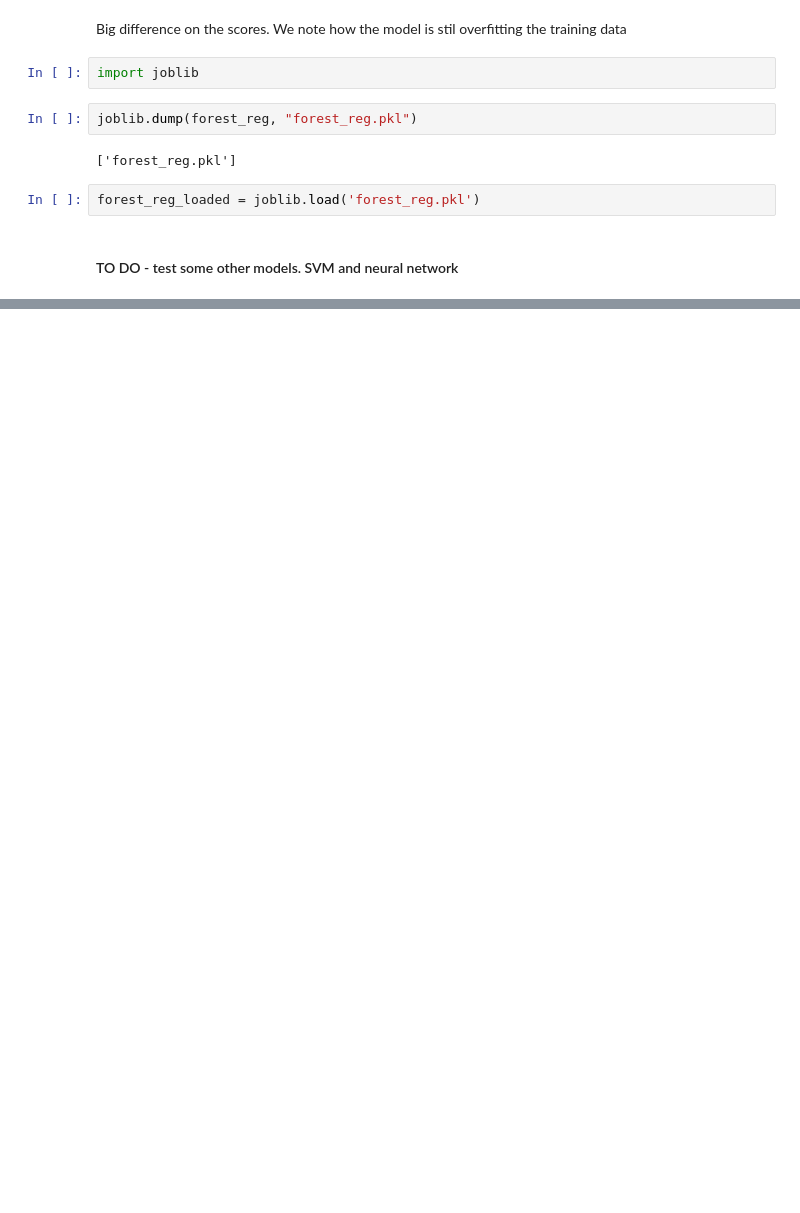
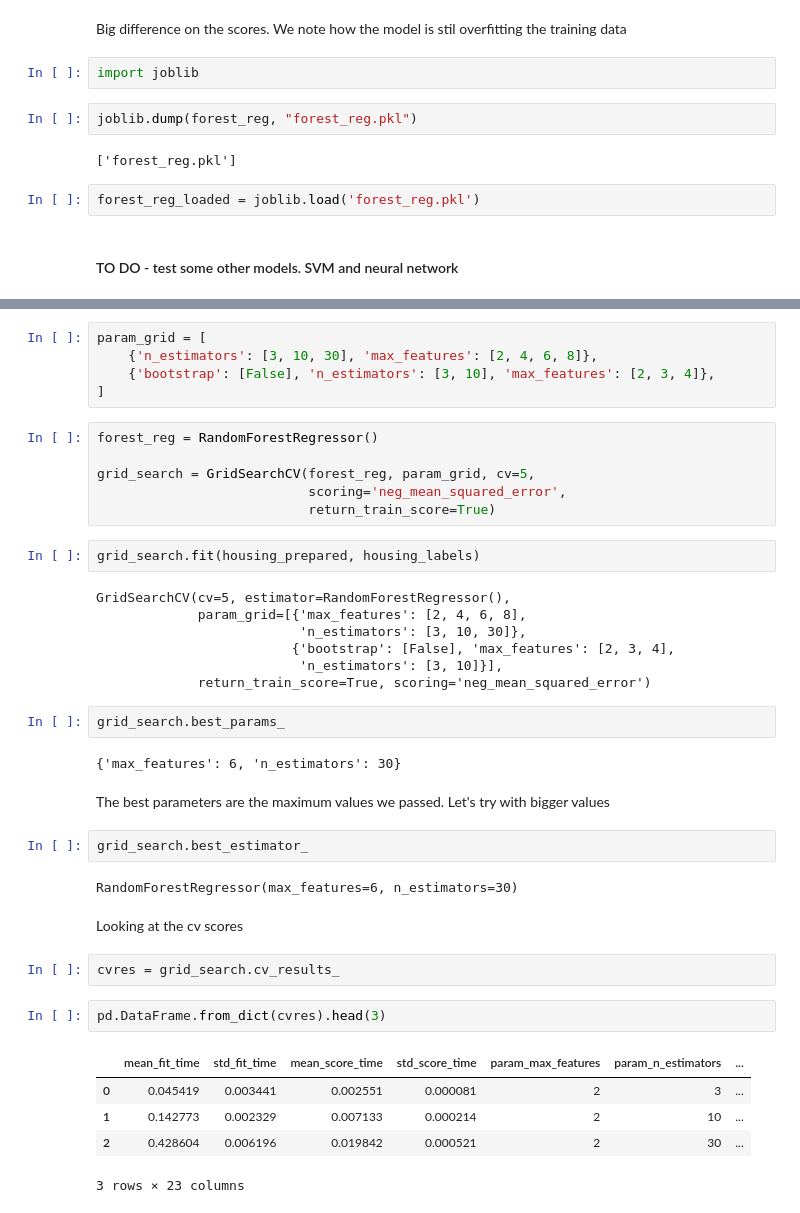
Before and after one commit to souzajvp/hands-on-ML, a Jupyter notebook: Chapter 2 - End-to-end machine learning project.ipynb, the cells around one changed output, grey strips where cells are left out. Cells and saved outputs as stored; diff of their text form; blank space fills up the shorter version.

```diff
--- a/Chapter 2 - End-to-end machine learning project.ipynb
+++ b/Chapter 2 - End-to-end machine learning project.ipynb
@@ -553,0 +636,42 @@ forest_reg_loaded = joblib.load('forest_reg.pkl')
+# %%
+param_grid = [
+    {'n_estimators': [3, 10, 30], 'max_features': [2, 4, 6, 8]},
+    {'bootstrap': [False], 'n_estimators': [3, 10], 'max_features': [2, 3, 4]},
+]
+# %%
+forest_reg = RandomForestRegressor()
+
+grid_search = GridSearchCV(forest_reg, param_grid, cv=5,
+                           scoring='neg_mean_squared_error',
+                           return_train_score=True)
+# %%
+grid_search.fit(housing_prepared, housing_labels)
+# %% [output]
+GridSearchCV(cv=5, estimator=RandomForestRegressor(),
+             param_grid=[{'max_features': [2, 4, 6, 8],
+                          'n_estimators': [3, 10, 30]},
+                         {'bootstrap': [False], 'max_features': [2, 3, 4],
+                          'n_estimators': [3, 10]}],
+             return_train_score=True, scoring='neg_mean_squared_error')
+# %%
+grid_search.best_params_
+# %% [output]
+{'max_features': 6, 'n_estimators': 30}
+# %% [markdown]
+The best parameters are the maximum values we passed. Let's try with bigger values
+# %%
+grid_search.best_estimator_
+# %% [output]
+RandomForestRegressor(max_features=6, n_estimators=30)
+# %% [markdown]
+Looking at the cv scores
+# %%
+cvres = grid_search.cv_results_
+# %%
+pd.DataFrame.from_dict(cvres).head(3)
+# %% [output]
+|  | mean_fit_time | std_fit_time | mean_score_time | std_score_time | param_max_features | param_n_estimators | ... |
+| 0 | 0.045419 | 0.003441 | 0.002551 | 0.000081 | 2 | 3 | ... |
+| 1 | 0.142773 | 0.002329 | 0.007133 | 0.000214 | 2 | 10 | ... |
+| 2 | 0.428604 | 0.006196 | 0.019842 | 0.000521 | 2 | 30 | ... |
+3 rows × 23 columns
```
Also changed, not shown: parts of 40 cells of this notebook.
